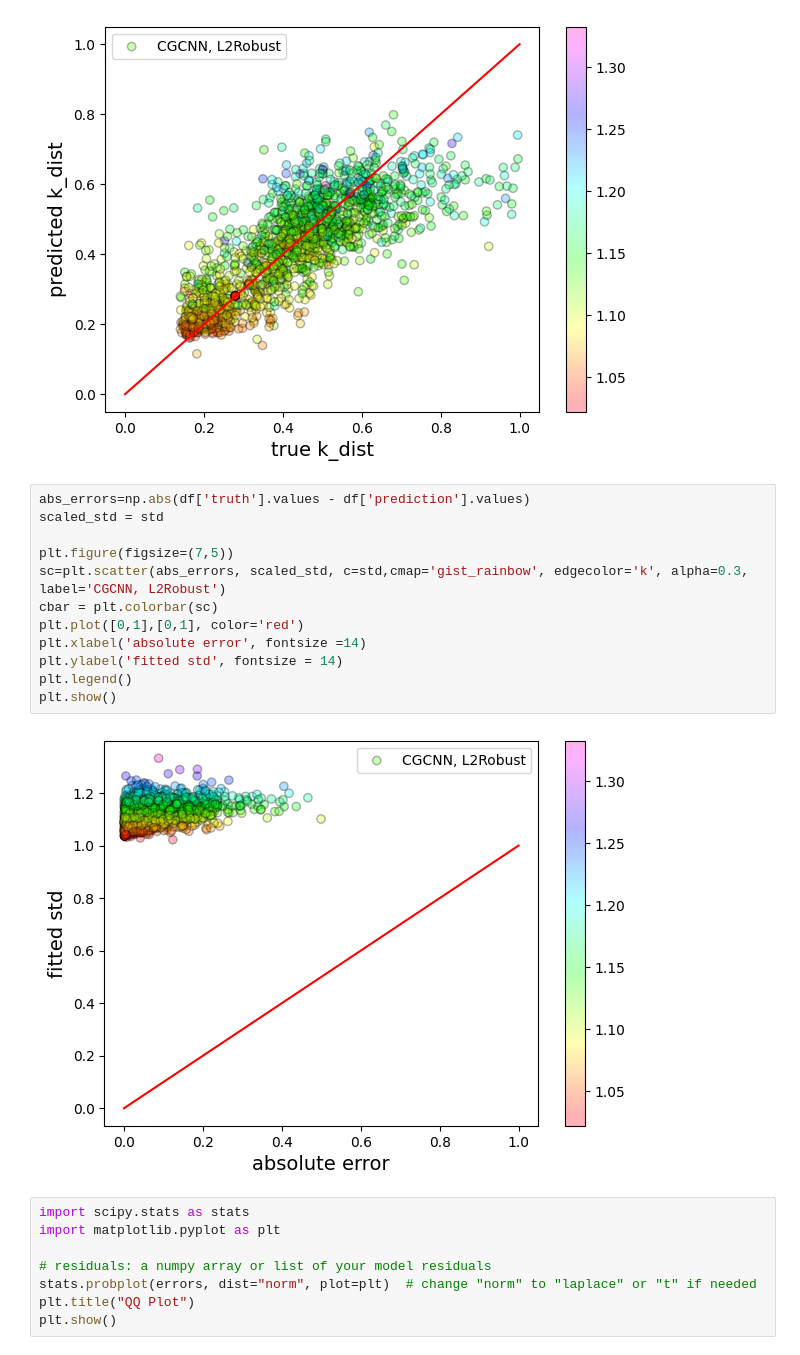
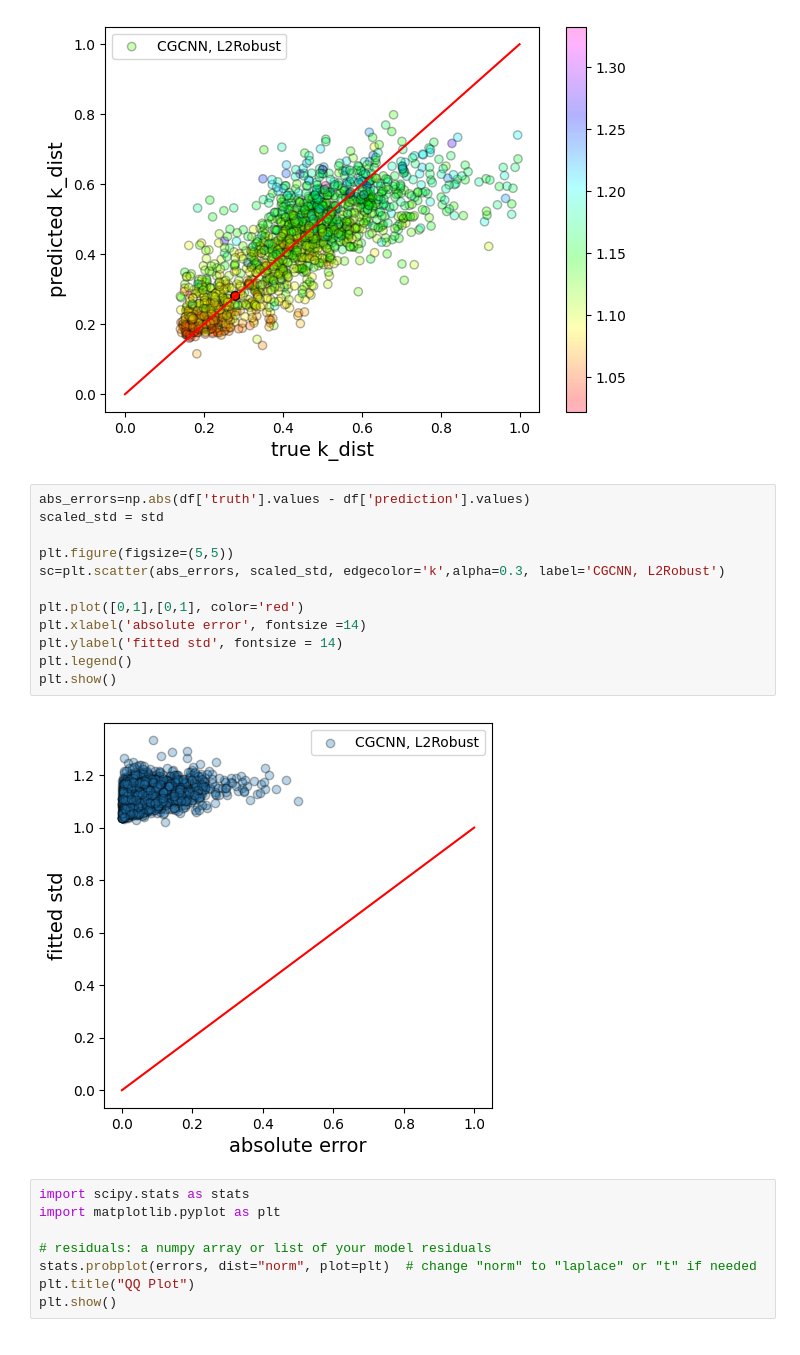
Before and after one commit to stfc/goldilocks_kpoints, a Jupyter notebook: notebooks/CGCNNN_results.ipynb, the cells around one changed output. Saved outputs shown, nothing was run; the diff lists cells and outputs as text.

```diff
--- a/notebooks/CGCNNN_results.ipynb
+++ b/notebooks/CGCNNN_results.ipynb
@@ -60,17 +60,17 @@ plt.show()
 # %%
 abs_errors=np.abs(df['truth'].values - df['prediction'].values)
 scaled_std = std
 
-plt.figure(figsize=(7,5))
-sc=plt.scatter(abs_errors, scaled_std, c=std,cmap='gist_rainbow', edgecolor='k', alpha=0.3, label='CGCNN, L2Robust')
-cbar = plt.colorbar(sc)
+plt.figure(figsize=(5,5))
+sc=plt.scatter(abs_errors, scaled_std, edgecolor='k',alpha=0.3, label='CGCNN, L2Robust')
+
 plt.plot([0,1],[0,1], color='red')
 plt.xlabel('absolute error', fontsize =14)
 plt.ylabel('fitted std', fontsize = 14)
 plt.legend()
 plt.show()
 # %% [output]
-[figure, old version]
+[figure, new version]
 # %%
 import scipy.stats as stats
 import matplotlib.pyplot as plt
```
Also changed, not shown: parts of 5 cells of this notebook, 2 other files.
